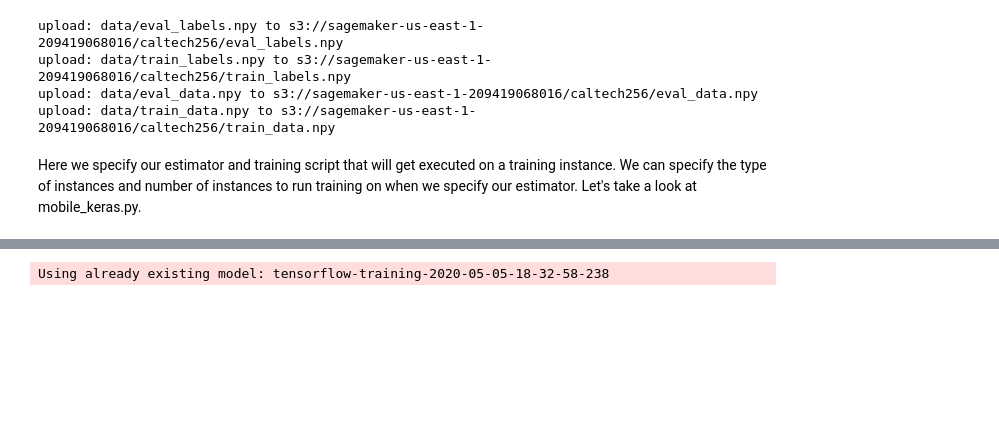
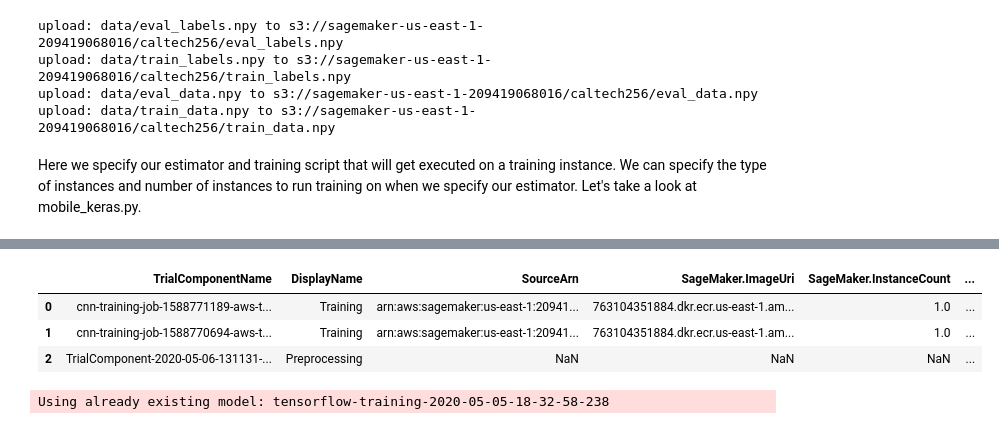
Before and after one commit to iprivit/distributed-train-and-deploy, a Jupyter notebook: tensorflow_mobilenet_transfer_learning.ipynb, the cells around one changed output, grey strips where cells are left out. Drawn from its saved outputs; the diff is of its cells as text; code cells hidden in the pictures; blank space fills up the shorter version.

Commit message:
Add experiments to mobilenet

```diff
--- a/tensorflow_mobilenet_transfer_learning.ipynb
+++ b/tensorflow_mobilenet_transfer_learning.ipynb
@@ -9,6 +25,9 @@ import boto3, re, os
 import sagemaker
 from sagemaker import get_execution_role
 from sagemaker.tensorflow import TensorFlow
+from smexperiments.experiment import Experiment
+from smexperiments.tracker import Tracker
+from smexperiments.trial import Trial
 import tarfile
 import tensorflow as tf
 from glob import glob
@@ -20,6 +39,7 @@ import cv2
 role = get_execution_role()
 sess = sagemaker.Session()
 bucket = sess.default_bucket()
+sage = boto3.client('sagemaker')
 # %% [output]
 Populating the interactive namespace from numpy and matplotlib
 # %% [markdown]
@@ -119,6 +146,17 @@ upload: data/eval_labels.npy to s3://sagemaker-us-east-1-209419068016/caltech256
 upload: data/train_labels.npy to s3://sagemaker-us-east-1-209419068016/caltech256/train_labels.npy
 upload: data/eval_data.npy to s3://sagemaker-us-east-1-209419068016/caltech256/eval_data.npy
 upload: data/train_data.npy to s3://sagemaker-us-east-1-209419068016/caltech256/train_data.npy
+# %%
+training_data_uri = f's3://{bucket}/caltech256/'
+output_uri = f's3://{bucket}/mobilenet/'
+
+mobile_experiment = Experiment.create(
+    experiment_name="mobilenet-tf-caltech256-classification",
+    description="Finetune mobilenet on caltech256",
+    sagemaker_boto_client=sage)
+
+with Tracker.create(display_name="Preprocessing", sagemaker_boto_client=sage) as tracker:
+     tracker.log_input(name="caltech-dataset", media_type="s3/uri", value=training_data_uri)
 # %% [markdown]
 Here we specify our estimator and training script that will get executed on a training instance. We can specify the type of instances and number of instances to run training on when we specify our estimator. Let's take a look at mobile_keras.py.
 # %%
@@ -161,0 +237,16 @@ Command "/usr/bin/python3 mobile_keras.py --model_dir s3://sagemaker-us-east-1-2
+# %%
+#%time mobile_estimator.fit(training_data_uri)
+
+from sagemaker.analytics import ExperimentAnalytics
+trial_component_analytics = ExperimentAnalytics(
+    sagemaker_session=sess,
+    experiment_name=mobile_experiment.experiment_name
+)
+analytic_table = trial_component_analytics.dataframe()
+# %%
+analytic_table
+# %% [output]
+|  | TrialComponentName | DisplayName | SourceArn | SageMaker.ImageUri | SageMaker.InstanceCount | ... |
+| 0 | cnn-training-job-1588771189-aws-t... | Training | arn:aws:sagemaker:us-east-1:20941... | 763104351884.dkr.ecr.us-east-1.am... | 1.0 | ... |
+| 1 | cnn-training-job-1588770694-aws-t... | Training | arn:aws:sagemaker:us-east-1:20941... | 763104351884.dkr.ecr.us-east-1.am... | 1.0 | ... |
+| 2 | TrialComponent-2020-05-06-131131-... | Preprocessing | NaN | NaN | NaN | ... |
```
Also changed, not shown: parts of 7 cells of this notebook.
